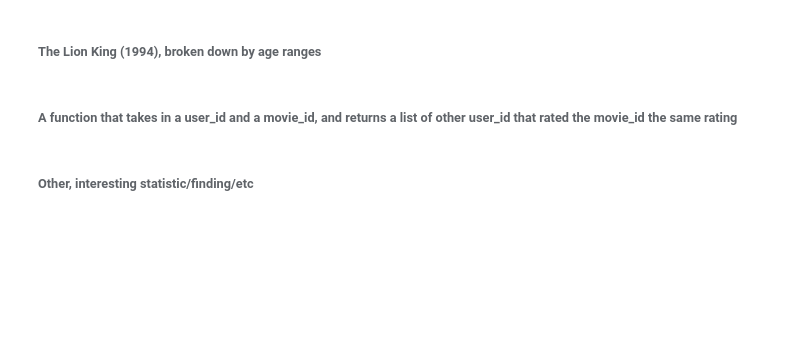
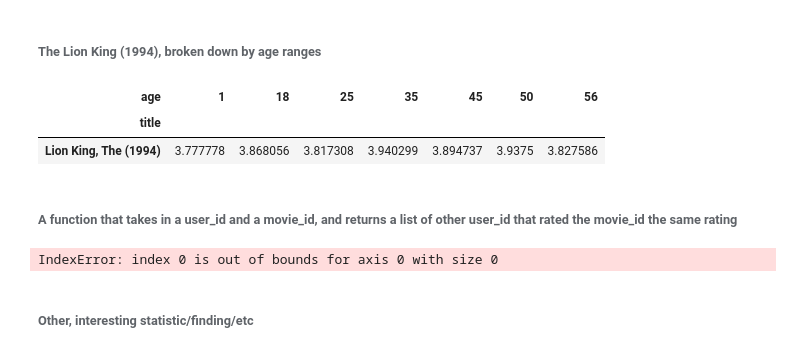
Before and after one commit to ngalinski/cs6220, a Jupyter notebook: assignments/a1/galinski_nicholas_Assignment1.ipynb, the cells around one changed output. Cells and saved outputs as stored; diff of their text form; code cells hidden in the pictures; blank space fills up the shorter version.

```diff
--- a/assignments/a1/galinski_nicholas_Assignment1.ipynb
+++ b/assignments/a1/galinski_nicholas_Assignment1.ipynb
@@ -169,6 +203,24 @@ sorted_by_diff[::-1][:10]
 # %% [markdown]
 ###### The Lion King (1994), broken down by age ranges
+# %%
+age_ratings = data.pivot_table('rating', index='title', columns='age', fill_value=0)
+age_ratings.query('title ==  ["Lion King, The (1994)"]')
+# %% [output]
+| age | 1 | 18 | 25 | 35 | 45 | 50 | 56 |
+| title |  |  |  |  |  |  |  |
+| Lion King, The (1994) | 3.777778 | 3.868056 | 3.817308 | 3.940299 | 3.894737 | 3.9375 | 3.827586 |
 # %% [markdown]
 ###### A function that takes in a user_id and a movie_id, and returns a list of other user_id that rated the movie_id the same rating
+# %%
+def users_with_same_rating(user, movie):
+    rating = ratings[(ratings['user_id'] == user) & (ratings['movie_id'] == movie)]['rating'].values[0]
+    users_list = list(ratings[(ratings['movie_id'] == movie) & (ratings['rating']==rating)]['user_id'])
+    users_list.remove(user)
+    return users_list
+
+# print the users with that have the same rating of movie 364 as user 1
+print (users_with_same_rating(1,364))
+# %% [output]
+IndexError: index 0 is out of bounds for axis 0 with size 0
 # %% [markdown]
 ###### Other, interesting statistic/finding/etc
```
Also changed, not shown: parts of 3 cells of this notebook.
